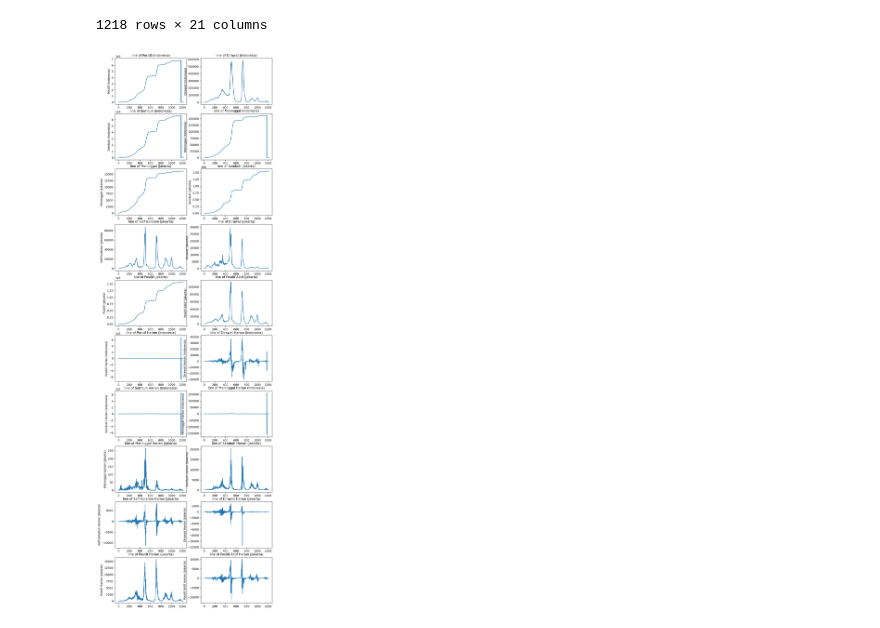
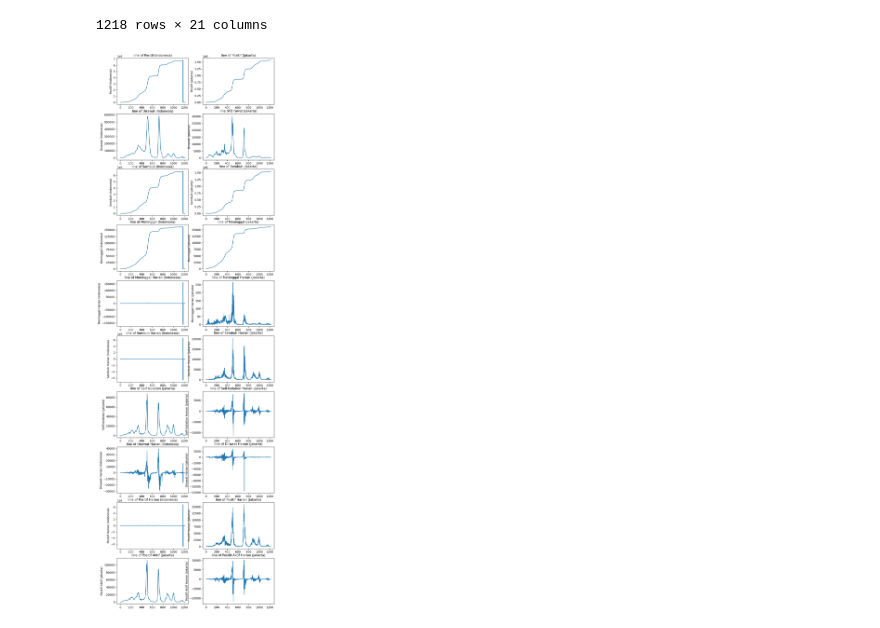
Before and after one commit to mathzino/dsa-visualization, a Jupyter notebook: CODE/indonesia-jakarta.ipynb, the cells around one changed output. Saved outputs shown, nothing was run; the diff lists cells and outputs as text; code cells hidden in the pictures.

Commit message:
fix rearrange & rename column

```diff
--- a/CODE/indonesia-jakarta.ipynb
+++ b/CODE/indonesia-jakarta.ipynb
@@ -32,22 +32,26 @@ for column in data_jakarta_indonesia_covid.columns:
             data_jakarta_indonesia_covid.at[index, column] = converted_value
 # %%
 
-column_data_Indonesia=[ 'Positif (Indonesia)', 'Dirawat (Indonesia)',
-       'Sembuh (Indonesia)', 'Meninggal (Indonesia)', 'Meninggal (Jakarta)',
-       'Sembuh (Jakarta)', 'Self-Isolation (Jakarta)', 'Dirawat (Jakarta)',
-       'Positif (Jakarta)', 'Positif Aktif (Jakarta)',
-       'Positif Harian (Indonesia)', 'Dirawat Harian (Indonesia)',
-       'Sembuh Harian (Indonesia)', 'Meninggal Harian (Indonesia)',
-       'Meninggal Harian (Jakarta)', 'Sembuh Harian (Jakarta)',
-       'Self-Isolation Harian (Jakarta)', 'Dirawat Harian (Jakarta)',
-       'Positif Harian (Jakarta)', 'Positif Aktif Harian (Jakarta)']
+column_data_covid=[
+    "Positif (Indonesia)", "Positif (Jakarta)",
+    "Dirawat (Indonesia)", "Dirawat (Jakarta)",
+    "Sembuh (Indonesia)", "Sembuh (Jakarta)",
+    "Meninggal (Indonesia)", "Meninggal (Jakarta)",
+    "Meninggal Harian (Indonesia)", "Meninggal Harian (Jakarta)",
+    "Sembuh Harian (Indonesia)", "Sembuh Harian (Jakarta)",
+    "Self-Isolation (Jakarta)", "Self-Isolation Harian (Jakarta)",
+    "Dirawat Harian (Indonesia)", "Dirawat Harian (Jakarta)",
+    "Positif Harian (Indonesia)", "Positif Harian (Jakarta)",
+    "Positif Aktif (Jakarta)", "Positif Aktif Harian (Jakarta)"
+]
+
 
 fig, ax = plt.subplots(ncols=2, nrows=10, figsize=(10, 35))
-for i, column in enumerate(column_data_Indonesia):
+for i, column in enumerate(column_data_covid):
     sns.lineplot(data_jakarta_indonesia_covid[column] , ax=ax[i//2, i%2] )
     ax[i//2, i%2].set_title("line of {}".format(column),fontsize=11)
 
 # plt.tight_layout()
 plt.show()
 # %% [output]
-[figure, old version]
+[figure, new version]
```
